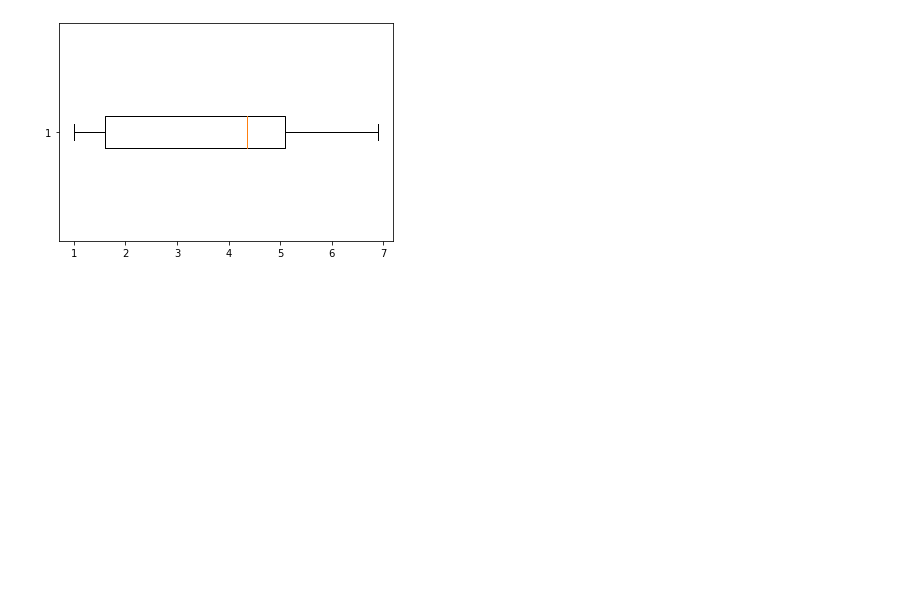
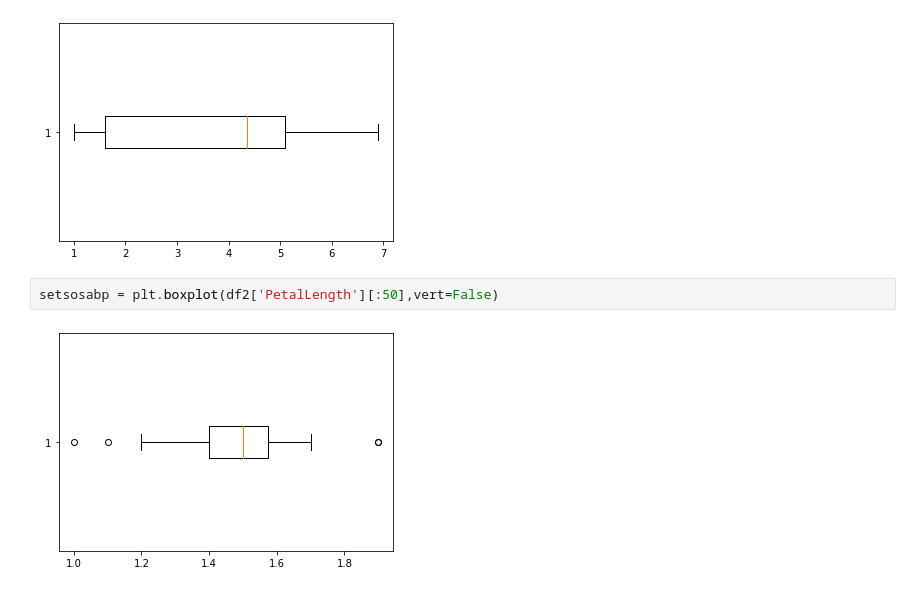
Before and after one commit to Jittiya/data_viz_2022, a Jupyter notebook: DataViz02_Data_Distribution.ipynb, the cells around one changed output. Cells and saved outputs as stored; diff of their text form; blank space fills up the shorter version.

```diff
--- a/DataViz02_Data_Distribution.ipynb
+++ b/DataViz02_Data_Distribution.ipynb
@@ -329,3 +329,7 @@ plt.boxplot(df['PetalLength'],vert=False)
  'whiskers': [<matplotlib.lines.Line2D at 0x...>,
   <matplotlib.lines.Line2D at 0x...>]}
 [figure]
+# %%
+setsosabp = plt.boxplot(df2['PetalLength'][:50],vert=False)
+# %% [output]
+[figure, added]
```
Also changed, not shown: parts of 3 cells of this notebook.
